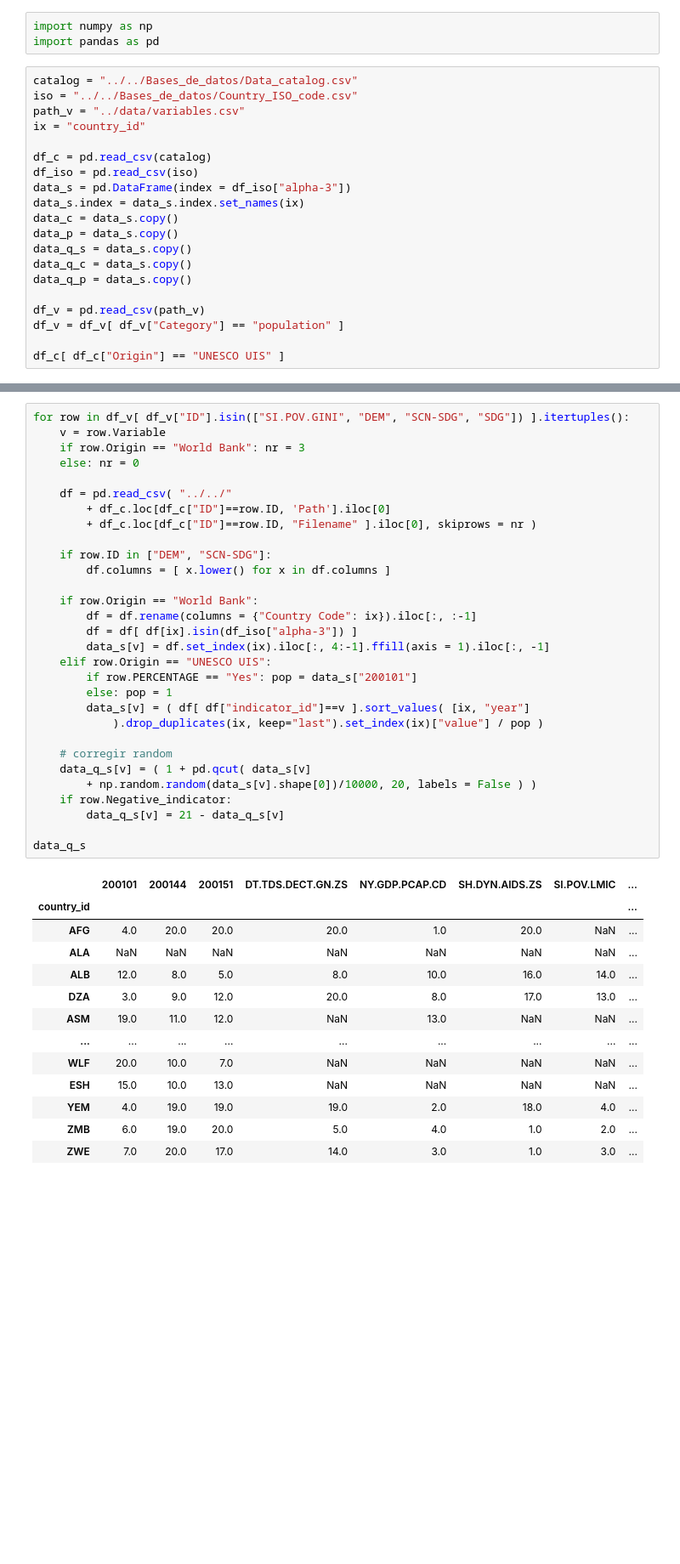
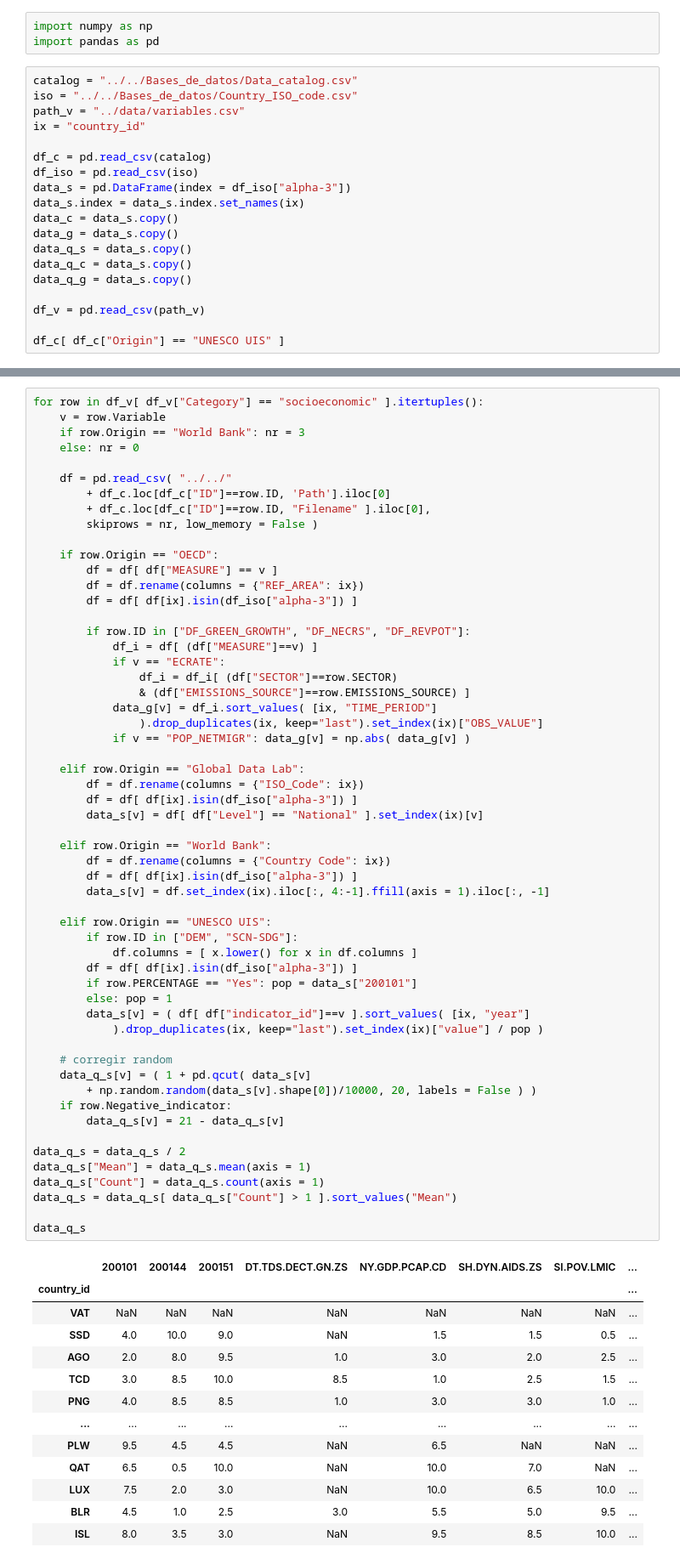
Before and after one commit to rodrigoms95/UNESCO_climate, a Jupyter notebook: code/quantile.ipynb, the cells around one changed output, grey strips where cells are left out. Shown at 85% size. Drawn from its saved outputs; the diff is of its cells as text; blank space fills up the shorter version.

```diff
--- a/code/quantile.ipynb
+++ b/code/quantile.ipynb
@@ -12,13 +12,12 @@ df_iso = pd.read_csv(iso)
 data_s = pd.DataFrame(index = df_iso["alpha-3"])
 data_s.index = data_s.index.set_names(ix)
 data_c = data_s.copy()
-data_p = data_s.copy()
+data_g = data_s.copy()
 data_q_s = data_s.copy()
 data_q_c = data_s.copy()
-data_q_p = data_s.copy()
+data_q_g = data_s.copy()
 
 df_v = pd.read_csv(path_v)
-df_v = df_v[ df_v["Category"] == "population" ]
 
 df_c[ df_c["Origin"] == "UNESCO UIS" ]
 # %% [output]
@@ -30,46 +29,72 @@ df_c[ df_c["Origin"] == "UNESCO UIS" ]
 | 24 | SDG Global and Thematic Indicators | SDG | UNESCO UIS | All | National | Yearly | NaN | https://uis.unesco.org/bdds | SDG_DATA_NATIONAL.csv | Bases_de_datos/UNESCO_UIS/SDG/ |
 | 25 | SDG 11.4 | SDG11 | UNESCO UIS | All | National | Yearly | NaN | https://uis.unesco.org/bdds | SDG11_DATA_NATIONAL.csv | Bases_de_datos/UNESCO_UIS/SDG11/ |
 # %%
-for row in df_v[ df_v["ID"].isin(["SI.POV.GINI", "DEM", "SCN-SDG", "SDG"]) ].itertuples():
+for row in df_v[ df_v["Category"] == "socioeconomic" ].itertuples():
     v = row.Variable
     if row.Origin == "World Bank": nr = 3
     else: nr = 0
 
     df = pd.read_csv( "../../"
         + df_c.loc[df_c["ID"]==row.ID, 'Path'].iloc[0]
-        + df_c.loc[df_c["ID"]==row.ID, "Filename" ].iloc[0], skiprows = nr )
+        + df_c.loc[df_c["ID"]==row.ID, "Filename" ].iloc[0],
+        skiprows = nr, low_memory = False )
 
-    if row.ID in ["DEM", "SCN-SDG"]:
-        df.columns = [ x.lower() for x in df.columns ]
+    if row.Origin == "OECD":
+        df = df[ df["MEASURE"] == v ]
+        df = df.rename(columns = {"REF_AREA": ix})
+        df = df[ df[ix].isin(df_iso["alpha-3"]) ]
 
-    if row.Origin == "World Bank":
-        df = df.rename(columns = {"Country Code": ix}).iloc[:, :-1]
+        if row.ID in ["DF_GREEN_GROWTH", "DF_NECRS", "DF_REVPOT"]:
+            df_i = df[ (df["MEASURE"]==v) ]
+            if v == "ECRATE":
+                df_i = df_i[ (df["SECTOR"]==row.SECTOR)
+                & (df["EMISSIONS_SOURCE"]==row.EMISSIONS_SOURCE) ]
+            data_g[v] = df_i.sort_values( [ix, "TIME_PERIOD"]
+                ).drop_duplicates(ix, keep="last").set_index(ix)["OBS_VALUE"]
+            if v == "POP_NETMIGR": data_g[v] = np.abs( data_g[v] )
+
+    elif row.Origin == "Global Data Lab":
+        df = df.rename(columns = {"ISO_Code": ix})
+        df = df[ df[ix].isin(df_iso["alpha-3"]) ]
+        data_s[v] = df[ df["Level"] == "National" ].set_index(ix)[v]
+
+    elif row.Origin == "World Bank":
+        df = df.rename(columns = {"Country Code": ix})
         df = df[ df[ix].isin(df_iso["alpha-3"]) ]
         data_s[v] = df.set_index(ix).iloc[:, 4:-1].ffill(axis = 1).iloc[:, -1]
+
     elif row.Origin == "UNESCO UIS":
+        if row.ID in ["DEM", "SCN-SDG"]:
+            df.columns = [ x.lower() for x in df.columns ]
+        df = df[ df[ix].isin(df_iso["alpha-3"]) ]
         if row.PERCENTAGE == "Yes": pop = data_s["200101"]
         else: pop = 1
         data_s[v] = ( df[ df["indicator_id"]==v ].sort_values( [ix, "year"]
             ).drop_duplicates(ix, keep="last").set_index(ix)["value"] / pop )
 
     # corregir random
     data_q_s[v] = ( 1 + pd.qcut( data_s[v]
         + np.random.random(data_s[v].shape[0])/10000, 20, labels = False ) )
     if row.Negative_indicator:
         data_q_s[v] = 21 - data_q_s[v]
 
+data_q_s = data_q_s / 2
+data_q_s["Mean"] = data_q_s.mean(axis = 1)
+data_q_s["Count"] = data_q_s.count(axis = 1)
+data_q_s = data_q_s[ data_q_s["Count"] > 1 ].sort_values("Mean")
+
 data_q_s
 # %% [output]
 |  | 200101 | 200144 | 200151 | DT.TDS.DECT.GN.ZS | NY.GDP.PCAP.CD | SH.DYN.AIDS.ZS | SI.POV.LMIC | ... |
 | country_id |  |  |  |  |  |  |  | ... |
-| AFG | 4.0 | 20.0 | 20.0 | 20.0 | 1.0 | 20.0 | NaN | ... |
-| ALA | NaN | NaN | NaN | NaN | NaN | NaN | NaN | ... |
-| ALB | 12.0 | 8.0 | 5.0 | 8.0 | 10.0 | 16.0 | 14.0 | ... |
-| DZA | 3.0 | 9.0 | 12.0 | 20.0 | 8.0 | 17.0 | 13.0 | ... |
-| ASM | 19.0 | 11.0 | 12.0 | NaN | 13.0 | NaN | NaN | ... |
+| VAT | NaN | NaN | NaN | NaN | NaN | NaN | NaN | ... |
+| SSD | 4.0 | 10.0 | 9.0 | NaN | 1.5 | 1.5 | 0.5 | ... |
+| AGO | 2.0 | 8.0 | 9.5 | 1.0 | 3.0 | 2.0 | 2.5 | ... |
+| TCD | 3.0 | 8.5 | 10.0 | 8.5 | 1.0 | 2.5 | 1.5 | ... |
+| PNG | 4.0 | 8.5 | 8.5 | 1.0 | 3.0 | 3.0 | 1.0 | ... |
 | ... | ... | ... | ... | ... | ... | ... | ... | ... |
-| WLF | 20.0 | 10.0 | 7.0 | NaN | NaN | NaN | NaN | ... |
-| ESH | 15.0 | 10.0 | 13.0 | NaN | NaN | NaN | NaN | ... |
-| YEM | 4.0 | 19.0 | 19.0 | 19.0 | 2.0 | 18.0 | 4.0 | ... |
-| ZMB | 6.0 | 19.0 | 20.0 | 5.0 | 4.0 | 1.0 | 2.0 | ... |
-| ZWE | 7.0 | 20.0 | 17.0 | 14.0 | 3.0 | 1.0 | 3.0 | ... |
+| PLW | 9.5 | 4.5 | 4.5 | NaN | 6.5 | NaN | NaN | ... |
+| QAT | 6.5 | 0.5 | 10.0 | NaN | 10.0 | 7.0 | NaN | ... |
+| LUX | 7.5 | 2.0 | 3.0 | NaN | 10.0 | 6.5 | 10.0 | ... |
+| BLR | 4.5 | 1.0 | 2.5 | 3.0 | 5.5 | 5.0 | 9.5 | ... |
+| ISL | 8.0 | 3.5 | 3.0 | NaN | 9.5 | 8.5 | 10.0 | ... |
```
Also changed, not shown: parts of 13 cells of this notebook, 1 other file.
